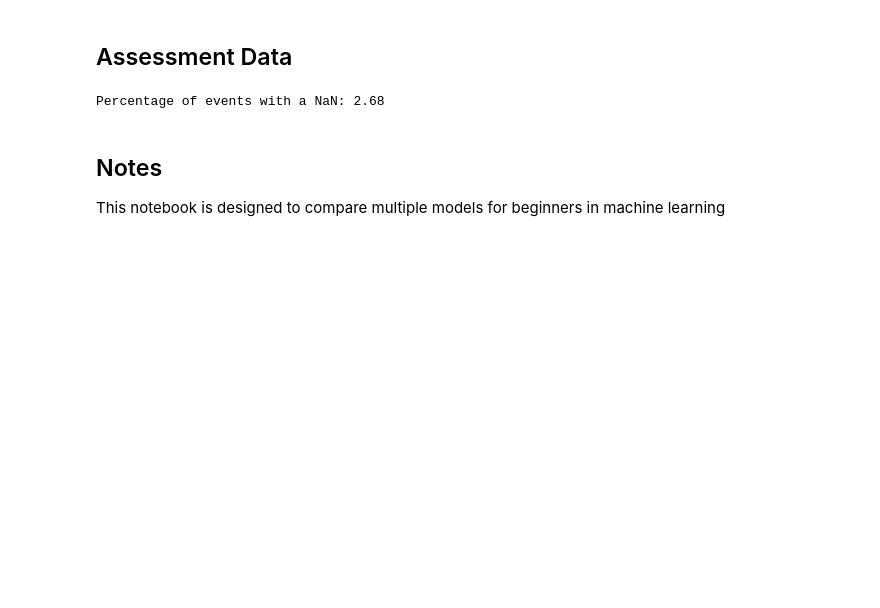
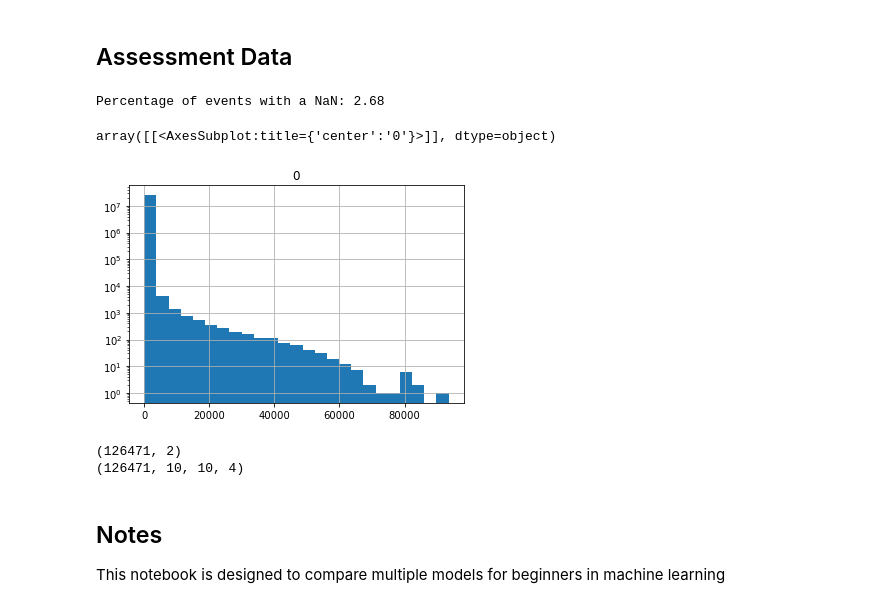
Before and after one commit to fmcnallyi3/icetop-cnn, a Jupyter notebook: base_energy_assessment.ipynb, the cells around one changed output. Cells and saved outputs as stored; diff of their text form; code cells hidden in the pictures; blank space fills up the shorter version.

```diff
--- a/base_energy_assessment.ipynb
+++ b/base_energy_assessment.ipynb
@@ -68,3 +73,19 @@ Percentage of events with a NaN: 2.68
+# %%
+charge = 10**np.array(x_hex[:,:,:,:2])
+charge_data = pd.DataFrame(charge.flatten())
+charge_data.hist(bins = 25, log = True, edgecolor='none')
+# %% [output]
+array([[<AxesSubplot:title={'center':'0'}>]], dtype=object)
+[figure, added]
+# %%
+# Modify y_x so that it's a dict
+y_hex = dict(enumerate(y_hex.flatten(), 1))
+y_hex = dict(y_hex[1])
+print(y_hex['dir'].shape)
+print(x_hex.shape)
+# %% [output]
+(126471, 2)
+(126471, 10, 10, 4)
 # %%
 # Event-level parameters
 # True values
```
Also changed, not shown: parts of 12 cells of this notebook, 3 other files.
